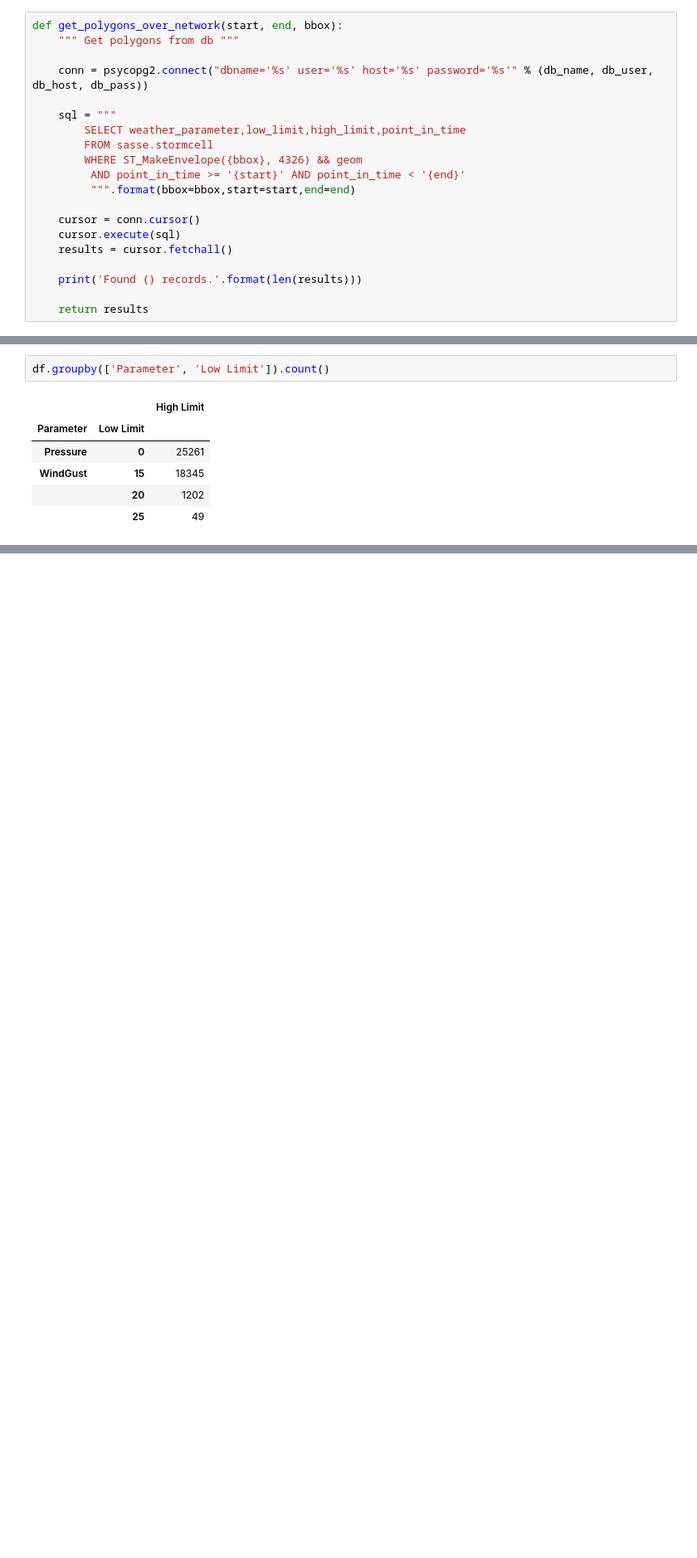
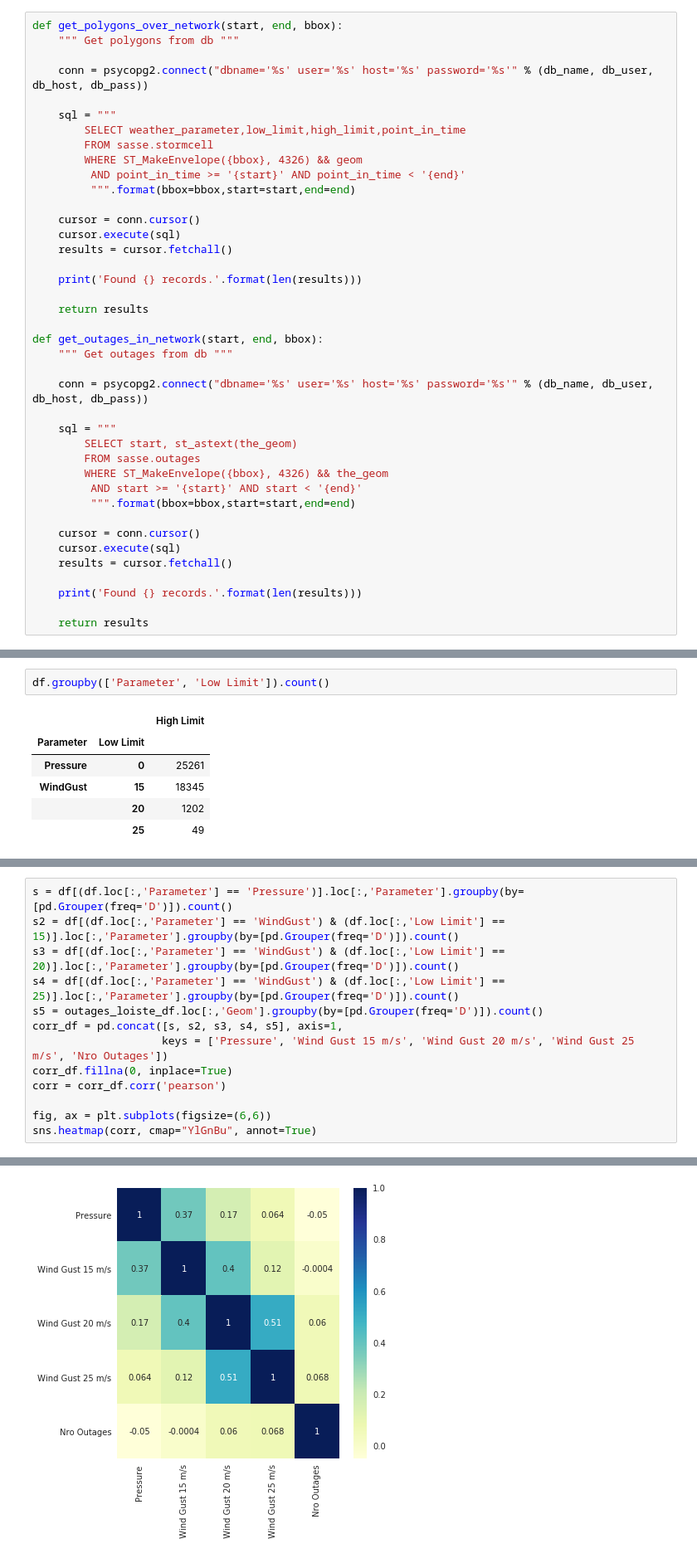
Before and after one commit to fmidev/sasse-polygon-process, a Jupyter notebook: notebooks/data statistics.ipynb, the cells around one changed output, grey strips where cells are left out. Shown at 83% size. Drawn from its saved outputs; the diff is of its cells as text; blank space fills up the shorter version.

```diff
--- a/notebooks/data statistics.ipynb
+++ b/notebooks/data statistics.ipynb
@@ -70,6 +71,26 @@ def get_polygons_over_network(start, end, bbox):
     print('Found {} records.'.format(len(results)))
 
     return results
+
+def get_outages_in_network(start, end, bbox):
+    """ Get outages from db """
+
+    conn = psycopg2.connect("dbname='%s' user='%s' host='%s' password='%s'" % (db_name, db_user, db_host, db_pass))
+
+    sql = """
+        SELECT start, st_astext(the_geom)
+        FROM sasse.outages
+        WHERE ST_MakeEnvelope({bbox}, 4326) && the_geom
+         AND start >= '{start}' AND start < '{end}'
+         """.format(bbox=bbox,start=start,end=end)
+
+    cursor = conn.cursor()
+    cursor.execute(sql)
+    results = cursor.fetchall()
+
+    print('Found {} records.'.format(len(results)))
+
+    return results
 # %%
 polygons_loiste = get_polygons_over_network('2010-01-01', '2019-01-01',loiste_bbox)
 polygons_sssoy = get_polygons_over_network('2010-01-01', '2019-01-01',sssoy_bbox)
@@ -164,0 +172,14 @@ df.head()
+# %%
+s = df[(df.loc[:,'Parameter'] == 'Pressure')].loc[:,'Parameter'].groupby(by=[pd.Grouper(freq='D')]).count()
+s2 = df[(df.loc[:,'Parameter'] == 'WindGust') & (df.loc[:,'Low Limit'] == 15)].loc[:,'Parameter'].groupby(by=[pd.Grouper(freq='D')]).count()
+s3 = df[(df.loc[:,'Parameter'] == 'WindGust') & (df.loc[:,'Low Limit'] == 20)].loc[:,'Parameter'].groupby(by=[pd.Grouper(freq='D')]).count()
+s4 = df[(df.loc[:,'Parameter'] == 'WindGust') & (df.loc[:,'Low Limit'] == 25)].loc[:,'Parameter'].groupby(by=[pd.Grouper(freq='D')]).count()
+s5 = outages_loiste_df.loc[:,'Geom'].groupby(by=[pd.Grouper(freq='D')]).count()
+corr_df = pd.concat([s, s2, s3, s4, s5], axis=1,
+                    keys = ['Pressure', 'Wind Gust 15 m/s', 'Wind Gust 20 m/s', 'Wind Gust 25 m/s', 'Nro Outages'])
+corr_df.fillna(0, inplace=True)
+corr = corr_df.corr('pearson')
+
+fig, ax = plt.subplots(figsize=(6,6))
+sns.heatmap(corr, cmap="YlGnBu", annot=True)
+# %% [output]
@@ -164,0 +187 @@ df.head()
+[figure, added]
```
Also changed, not shown: parts of 12 cells of this notebook.
